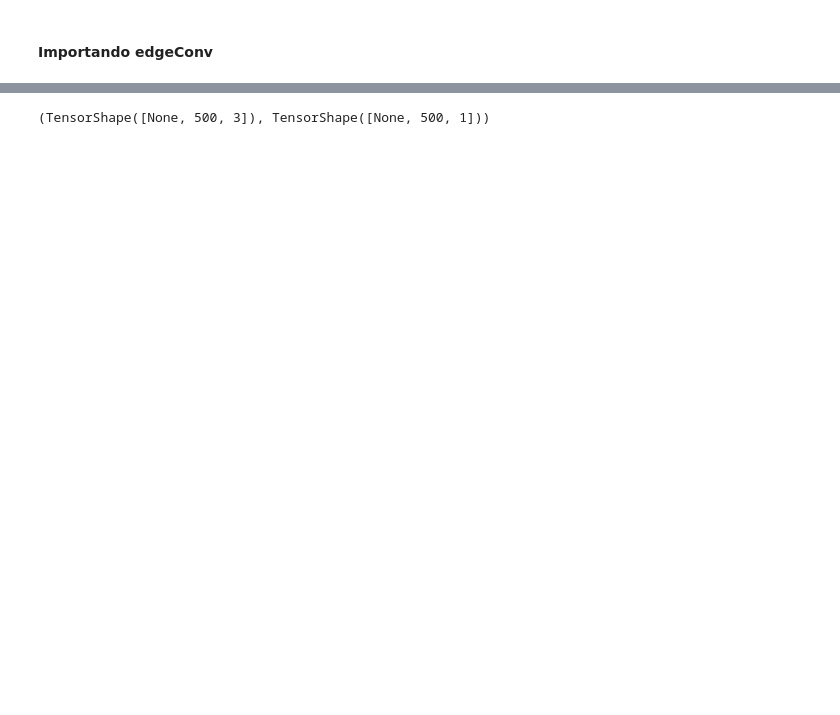
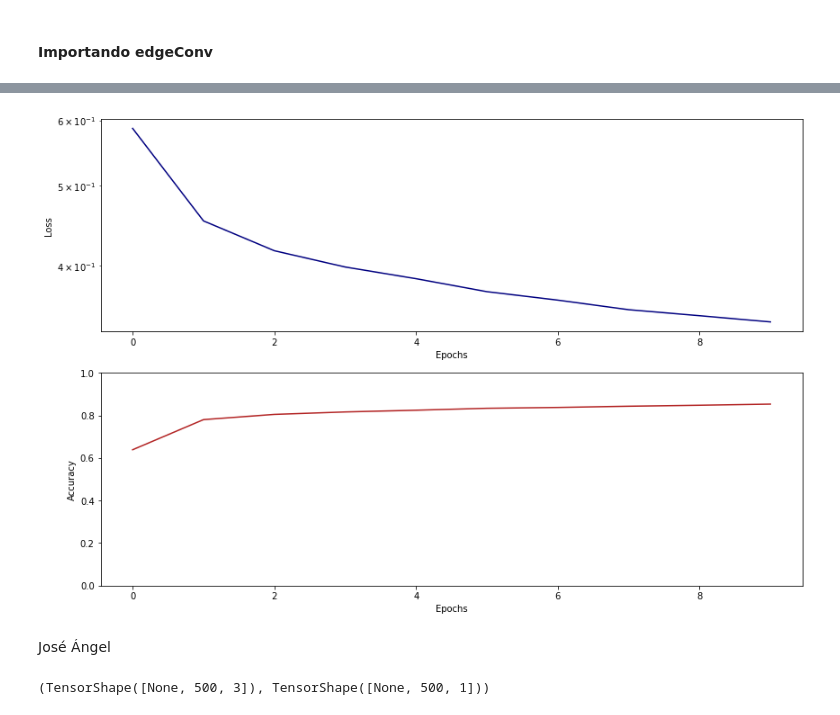
Before and after one commit to gsusAguirreArz/proyectoConexionistaA21, a Jupyter notebook: mainColab.ipynb, the cells around one changed output, grey strips where cells are left out. Cells and saved outputs as stored; diff of their text form; code cells hidden in the pictures; blank space fills up the shorter version.

```diff
--- a/mainColab.ipynb
+++ b/mainColab.ipynb
@@ -146,0 +128,3 @@ A_prima,B_prima
+# %%
+train_points, test_points, train_features, test_features = X_train[...,:3], X_test[...,:3], X_train[...,-1, np.newaxis], X_test[...,-1, np.newaxis]
+train_input_data, test_input_data = [train_points, train_features],[test_points, test_features]
@@ -184,0 +239,6 @@ def f3(data):
+# %%
+model.compile(loss="binary_crossentropy", optimizer=tf.keras.optimizers.Adam(3E-3, decay=1E-4),metrics=['acc'])
+
+BATCH_SIZE = 64
+EPOCHS     = 10
+hist = model.fit(train_input_data, y_train, batch_size=BATCH_SIZE, epochs=EPOCHS)
@@ -185 +266,31 @@ def f3(data):
+# %%
+def plot_hist(history):
+    fig, axes = plt.subplots(2, figsize=(12,8))
+    if type(history) == dict:
+        loss = history["loss"]
+        acc = history["acc"]
+    else:
+        loss, acc = np.split(np.array(history), 2, axis=-1)
+    x = np.arange(len(loss))
+    axes[0].plot(x, loss, c="navy")
+    axes[0].set_yscale("log")
+    axes[0].set_ylabel("Loss")
+    axes[1].plot(x, acc, c="firebrick")
+    axes[1].set_ylabel("Accuracy")
+    axes[1].set_ylim(0, 1)
+    if type(history) == dict:
+        axes[0].set_xlabel("Epochs")
+        axes[1].set_xlabel("Epochs")
+    else:
+        axes[0].set_xlabel("Iterations")
+        axes[1].set_xlabel("Iterations")
+    fig.tight_layout()
+    return fig
+# %%
+fig = plot_hist(hist.history)
+fig.savefig("./history.png")
+# %% [output]
+[figure, added]
+# %% [markdown]
+José Ángel
 # %%
```
Also changed, not shown: parts of 52 cells of this notebook.
